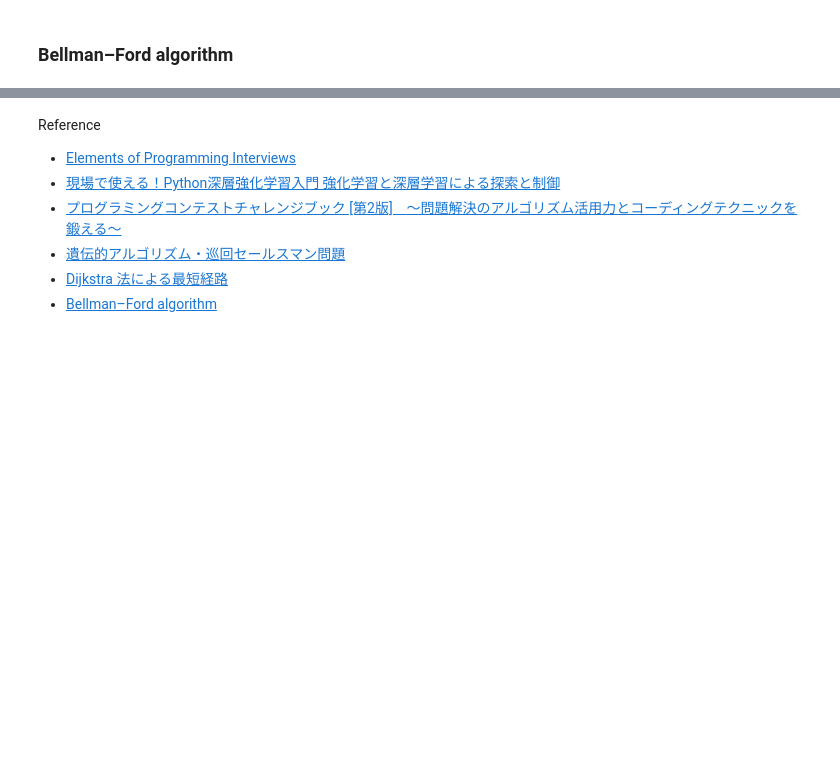
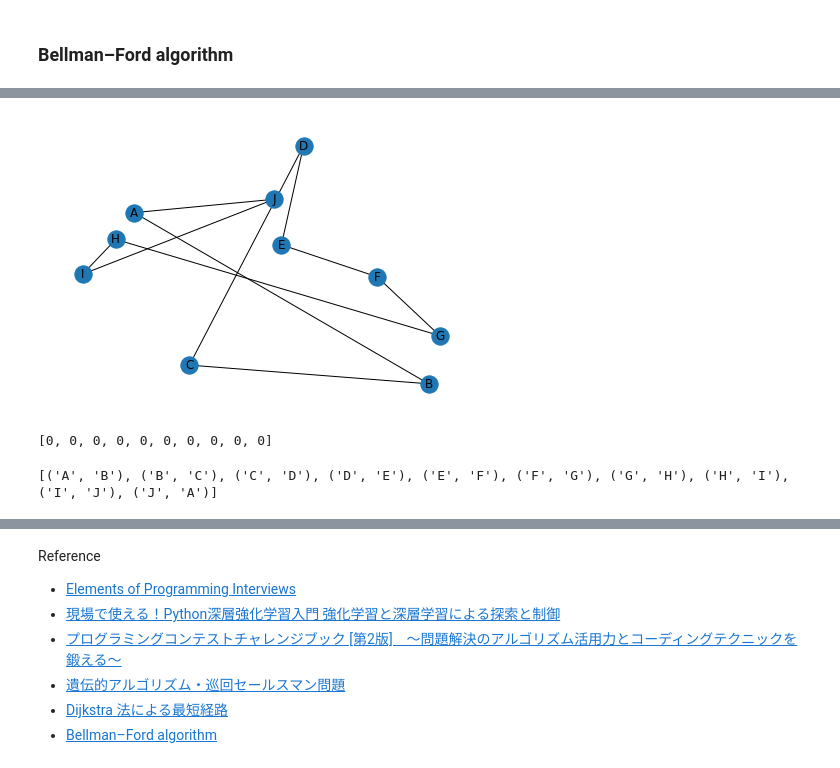
Before and after one commit to r-matsuzaka/practice-elements-of-programming, a Jupyter notebook: colab/chapter_13.ipynb, the cells around one changed output, grey strips where cells are left out. Cells and saved outputs as stored; diff of their text form; code cells hidden in the pictures; blank space fills up the shorter version.

```diff
--- a/colab/chapter_13.ipynb
+++ b/colab/chapter_13.ipynb
@@ -149,0 +163,69 @@ Wall time: 181 µs
+# %%
+# グラフの初期化
+G2 = nx.Graph()
+
+# ノード
+nodes = ["A", "B", "C", "D", "E", "F", "G", "H", "I", "J"]
+
+# ノードの位置
+pos ={
+  "A": (17, 72),
+  "B": (97, 8),
+  "C": (32, 15),
+  "D": (63, 97),
+  "E": (57, 60),
+  "F": (83, 48),
+  "G": (100, 26),
+  "H": (12, 62),
+  "I": (3, 49),
+  "J": (55, 77)
+}
+
+# 経路
+route = [("A", "B"), ("B", "C"), ("C", "D"), ("D", "E"), ("E", "F"), ("F", "G"), ("G", "H"), ("H", "I"), ("I", "J"), ("J", "A")]
+G2.add_edges_from(route)
+
+# 描画
+nx.draw(G2, pos=pos, with_labels=True)
+# %% [output]
+[figure, added]
+# %%
+def toGene(route):
+
+  destinations = list(copy.deepcopy(G2.nodes))
+  gene = []
+
+  for edge in route:
+    index = destinations.index(edge[0])
+    destinations.pop(index)
+    gene.append(index)
+
+  return gene
+
+gene = toGene(route)
+print(gene)
+# %% [output]
+[0, 0, 0, 0, 0, 0, 0, 0, 0, 0]
+# %%
+# 個体（遺伝子）から経路へ
+def toRoute(gene):
+  destinations = list(copy.deepcopy(G2.nodes))
+  nodes = []
+
+  for index in gene:
+    node = destinations[index]
+    destinations.pop(index)
+    nodes.append(node)
+
+  route = []
+
+  for i, node in enumerate(nodes):
+    edge = ((nodes[i], nodes[(i+1) % len(nodes)]))
+    route.append(edge)
+
+  return route
+
+route = toRoute(gene)
+print(route)
+# %% [output]
+[('A', 'B'), ('B', 'C'), ('C', 'D'), ('D', 'E'), ('E', 'F'), ('F', 'G'), ('G', 'H'), ('H', 'I'), ('I', 'J'), ('J', 'A')]
```
Also changed, not shown: parts of 12 cells of this notebook.
